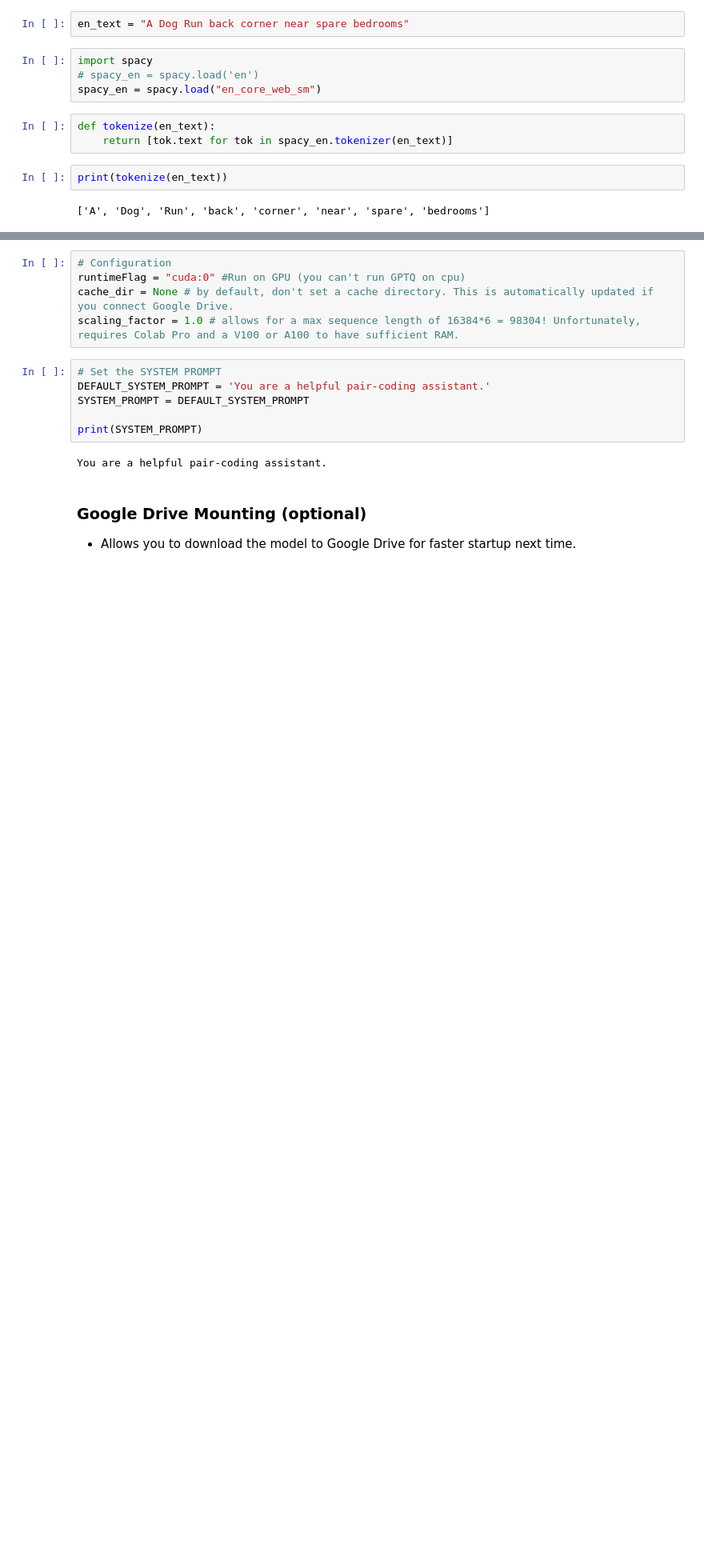
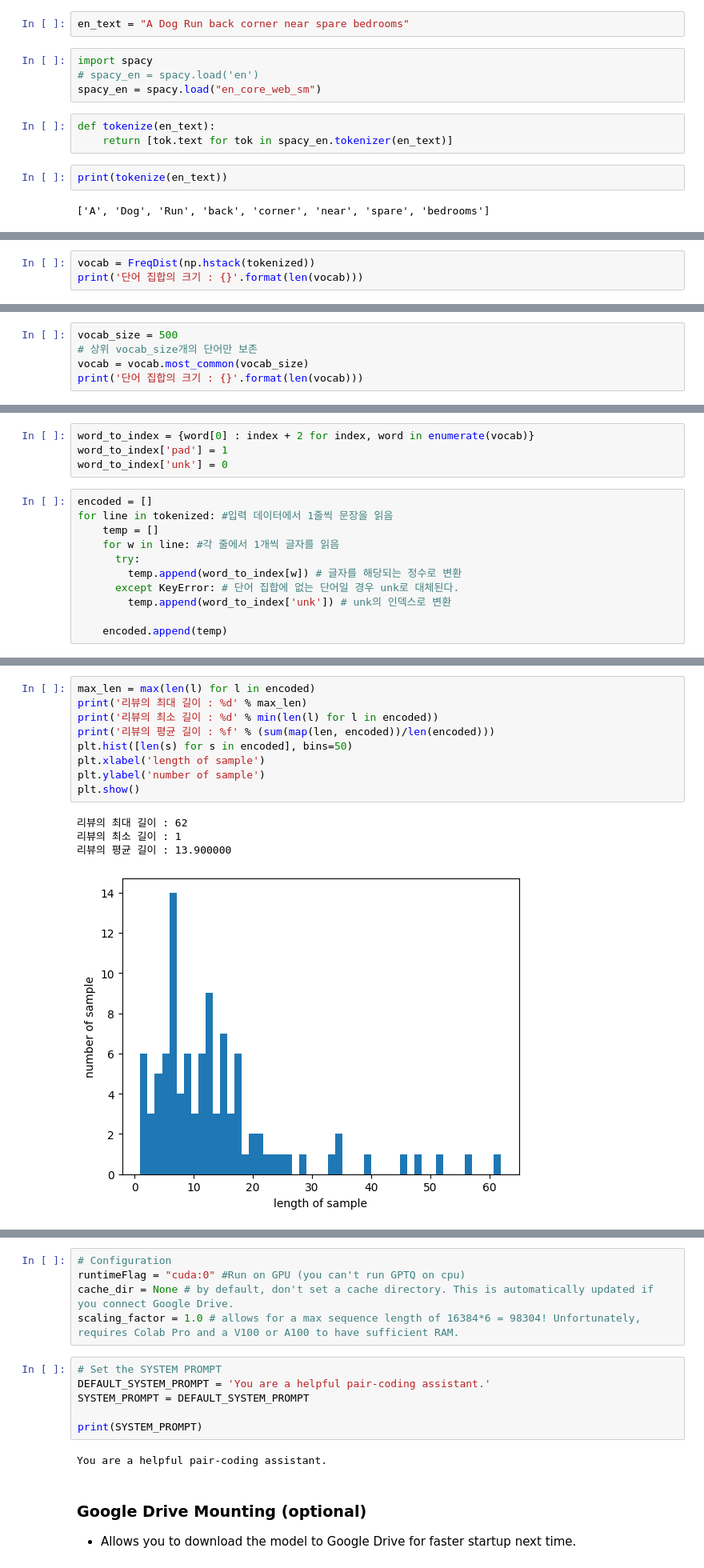
Before and after one commit to abeliansw/minGPT, a Jupyter notebook: Colab_Code_Llama_test.ipynb, the cells around one changed output, grey strips where cells are left out. Shown: that part at 80% size. Saved outputs shown, nothing was run; the diff lists cells and outputs as text; blank space fills up the shorter version.

```diff
--- a/Colab_Code_Llama_test.ipynb
+++ b/Colab_Code_Llama_test.ipynb
@@ -3198,0 +3293,3 @@ print(tokenize(en_text))
+# %%
+vocab = FreqDist(np.hstack(tokenized))
+print('단어 집합의 크기 : {}'.format(len(vocab)))
@@ -3198,0 +3298,5 @@ print(tokenize(en_text))
+# %%
+vocab_size = 500
+# 상위 vocab_size개의 단어만 보존
+vocab = vocab.most_common(vocab_size)
+print('단어 집합의 크기 : {}'.format(len(vocab)))
@@ -3198,0 +3305,15 @@ print(tokenize(en_text))
+# %%
+word_to_index = {word[0] : index + 2 for index, word in enumerate(vocab)}
+word_to_index['pad'] = 1
+word_to_index['unk'] = 0
+# %%
+encoded = []
+for line in tokenized: #입력 데이터에서 1줄씩 문장을 읽음
+    temp = []
+    for w in line: #각 줄에서 1개씩 글자를 읽음
+      try:
+        temp.append(word_to_index[w]) # 글자를 해당되는 정수로 변환
+      except KeyError: # 단어 집합에 없는 단어일 경우 unk로 대체된다.
+        temp.append(word_to_index['unk']) # unk의 인덱스로 변환
+
+    encoded.append(temp)
@@ -3198,0 +3324,14 @@ print(tokenize(en_text))
+# %%
+max_len = max(len(l) for l in encoded)
+print('리뷰의 최대 길이 : %d' % max_len)
+print('리뷰의 최소 길이 : %d' % min(len(l) for l in encoded))
+print('리뷰의 평균 길이 : %f' % (sum(map(len, encoded))/len(encoded)))
+plt.hist([len(s) for s in encoded], bins=50)
+plt.xlabel('length of sample')
+plt.ylabel('number of sample')
+plt.show()
+# %% [output]
+리뷰의 최대 길이 : 62
+리뷰의 최소 길이 : 1
+리뷰의 평균 길이 : 13.900000
+[figure, added]
```
Also changed, not shown: parts of 38 cells of this notebook.
